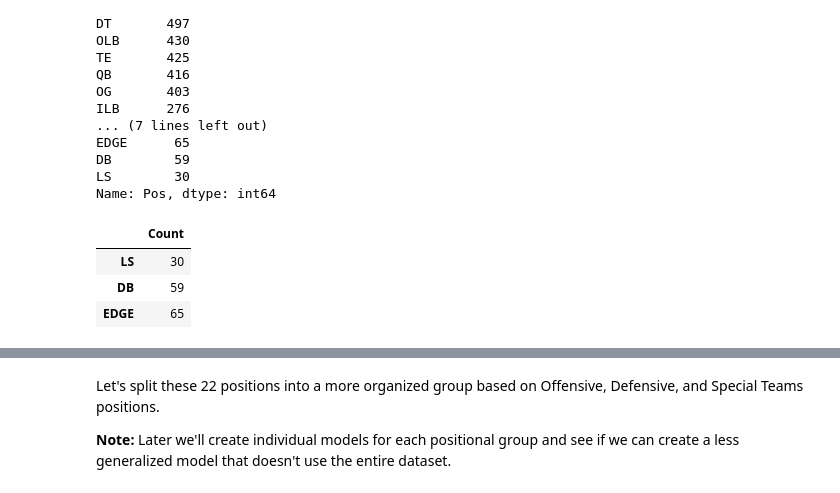
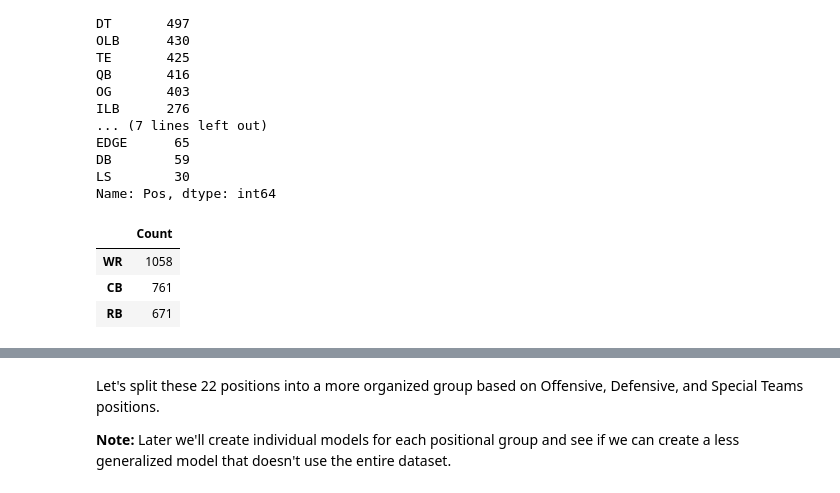
Before and after one commit to eric8395/NFL-Combine-Draft-Classification, a Jupyter notebook: NFL Combine Draft Classification.ipynb, the cells around one changed output, grey strips where cells are left out. Drawn from its saved outputs; the diff is of its cells as text; code cells hidden in the pictures.

```diff
--- a/NFL Combine Draft Classification.ipynb
+++ b/NFL Combine Draft Classification.ipynb
@@ -259,12 +259,12 @@ positions_df = pd.DataFrame(data,
                        columns=['Count'],
                        index = positions)
 # %%
-ordered_df.head(3)
+positions_df.head(3)
 # %% [output]
 |  | Count |
-| LS | 30 |
-| DB | 59 |
-| EDGE | 65 |
+| WR | 1058 |
+| CB | 761 |
+| RB | 671 |
 # %%
 # plot a lollipop plot of most frequent positions in the combine
 fig, ax = plt.subplots(figsize=(12, 6))
```
Also changed, not shown: parts of 25 cells of this notebook, 3 other files.
